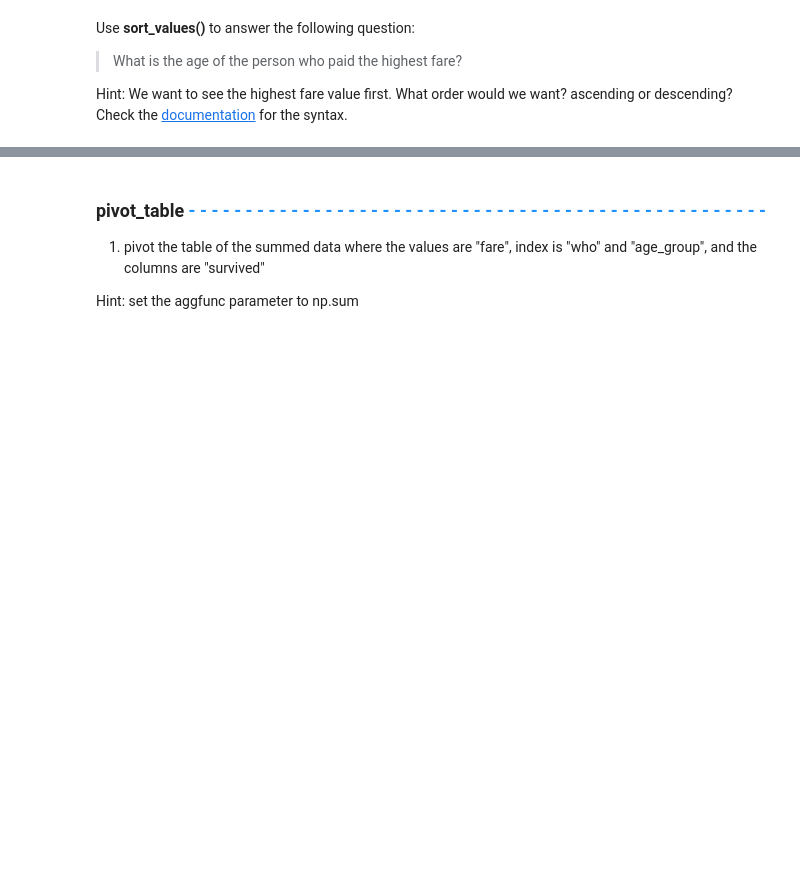
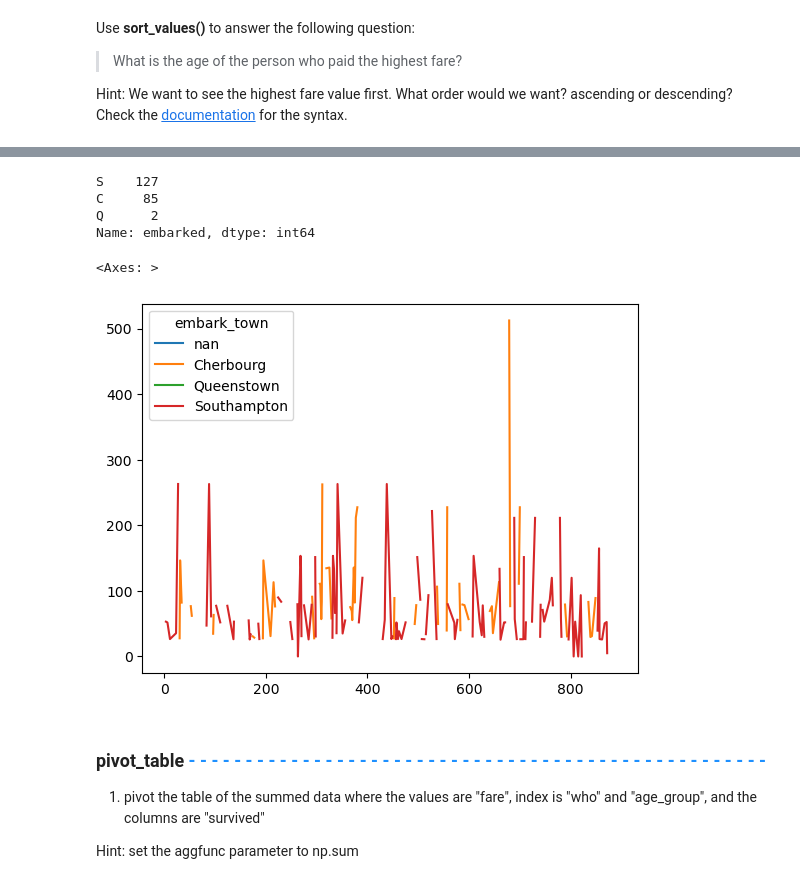
Before and after one commit to mtejasvi/DataManipulation, a Jupyter notebook: DataManipulationWorkbook.ipynb, the cells around one changed output, grey strips where cells are left out. Saved outputs shown, nothing was run; the diff lists cells and outputs as text; code cells hidden in the pictures; blank space fills up the shorter version.

Commit message:
data manipulation

```diff
--- a/DataManipulationWorkbook.ipynb
+++ b/DataManipulationWorkbook.ipynb
@@ -452,0 +460,4 @@ titanic.sort_values(by='fare',ascending=False)
+# %%
+First = data[data['class']== 'First']
+
+First
@@ -453,3 +506,16 @@ titanic.sort_values(by='fare',ascending=False)
+# %%
+First.head()
+First['embarked'].value_counts()
+# %% [output]
+S    127
+C     85
+Q      2
+Name: embarked, dtype: int64
+# %%
+First.pivot(columns='embark_town',values='fare').plot()
+# %% [output]
+<Axes: >
+[figure, added]
 # %% [markdown]
 ### pivot_table <span style="color:dodgerblue;"> - - - - - - - - - - - - - - - - - - - - - - - - - - - - - - - - - - - - - - - - - - - - - - - - - - - </span>
 1. pivot the table of the summed data where the values are "fare", index is "who" and "age_group", and the columns are "survived"
```
Also changed, not shown: parts of 11 cells of this notebook.
